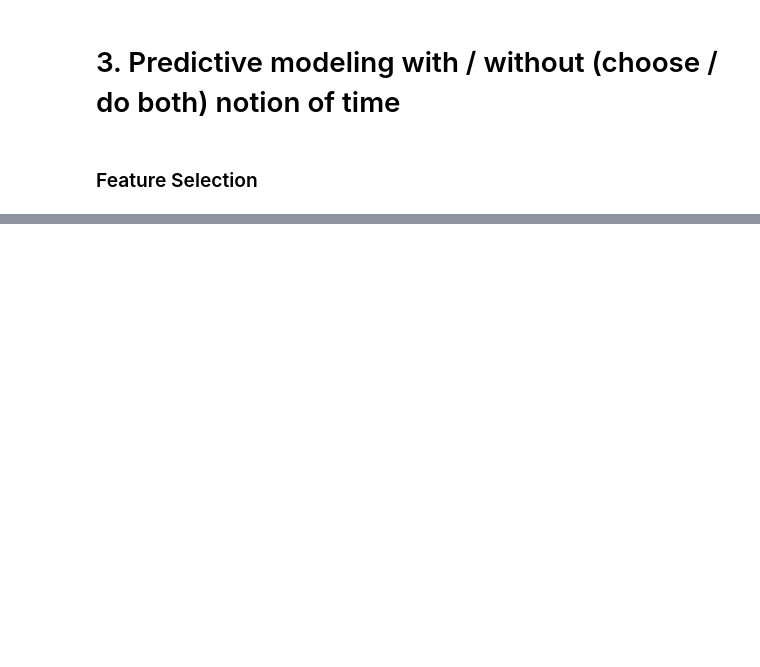
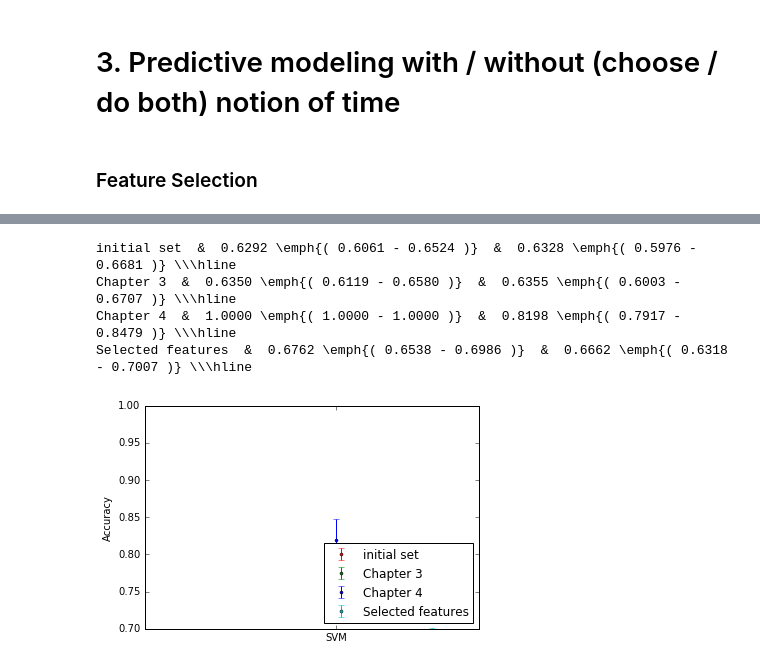
Before and after one commit to davidstap/ML4QS, a Jupyter notebook: assignment3.ipynb, the cells around one changed output, grey strips where cells are left out. Saved outputs shown, nothing was run; the diff lists cells and outputs as text; code cells hidden in the pictures; blank space fills up the shorter version.

```diff
--- a/assignment3.ipynb
+++ b/assignment3.ipynb
@@ -612,0 +750,35 @@ person  5
+# %%
+#Check performance SVM for multiple feature sets for one person
+possible_feature_sets = [basic_features, features_after_chapter_3, features_after_chapter_4, selected_features]
+feature_names = ['initial set', 'Chapter 3', 'Chapter 4', 'Selected features']
+repeats = 5
+
+scores_over_all_algs = []
+# class_train_y, class_test_y, class_train_prob_y, class_test_prob_y = learner.decision_tree(train_X[selected_features], train_y, test_X[selected_features],
+#                                                                                            gridsearch=True,
+#                                                                                            print_model_details=True, export_tree_path=export_tree_path)
+
+for i in range(0, len(possible_feature_sets)):
+    selected_train_X = train_X[possible_feature_sets[i]]
+    selected_test_X = test_X[possible_feature_sets[i]]
+
+    performance_te_svm = 0
+    performance_tr_svm = 0
+    for repeat in range(0, repeats):
+        class_train_y, class_test_y, class_train_prob_y, class_test_prob_y = learner.support_vector_machine_with_kernel(selected_train_X, train_y, selected_test_X, gridsearch=True)
+        performance_tr_svm += eval.accuracy(train_y, class_train_y)
+        performance_te_svm += eval.accuracy(test_y, class_test_y)
+    overall_performance_tr_svm = performance_tr_svm/repeats
+    overall_performance_te_svm = performance_te_svm/repeats
+
+    scores_with_sd = util.print_table_row_performances(feature_names[i], len(selected_train_X.index), len(selected_test_X.index), [
+                                                                                                (overall_performance_tr_svm, overall_performance_te_svm)])
+    scores_over_all_algs.append(scores_with_sd)
+DataViz.plot_performances_classification(['SVM'], feature_names, scores_over_all_algs)
+#SVM-test 0.63-0.81 accuracy
+# %% [output]
+initial set  &  0.6292 \emph{( 0.6061 - 0.6524 )}  &  0.6328 \emph{( 0.5976 - 0.6681 )} \\\hline
+Chapter 3  &  0.6350 \emph{( 0.6119 - 0.6580 )}  &  0.6355 \emph{( 0.6003 - 0.6707 )} \\\hline
+Chapter 4  &  1.0000 \emph{( 1.0000 - 1.0000 )}  &  0.8198 \emph{( 0.7917 - 0.8479 )} \\\hline
+Selected features  &  0.6762 \emph{( 0.6538 - 0.6986 )}  &  0.6662 \emph{( 0.6318 - 0.7007 )} \\\hline
+[figure, added]
```
Also changed, not shown: parts of 17 cells of this notebook.
